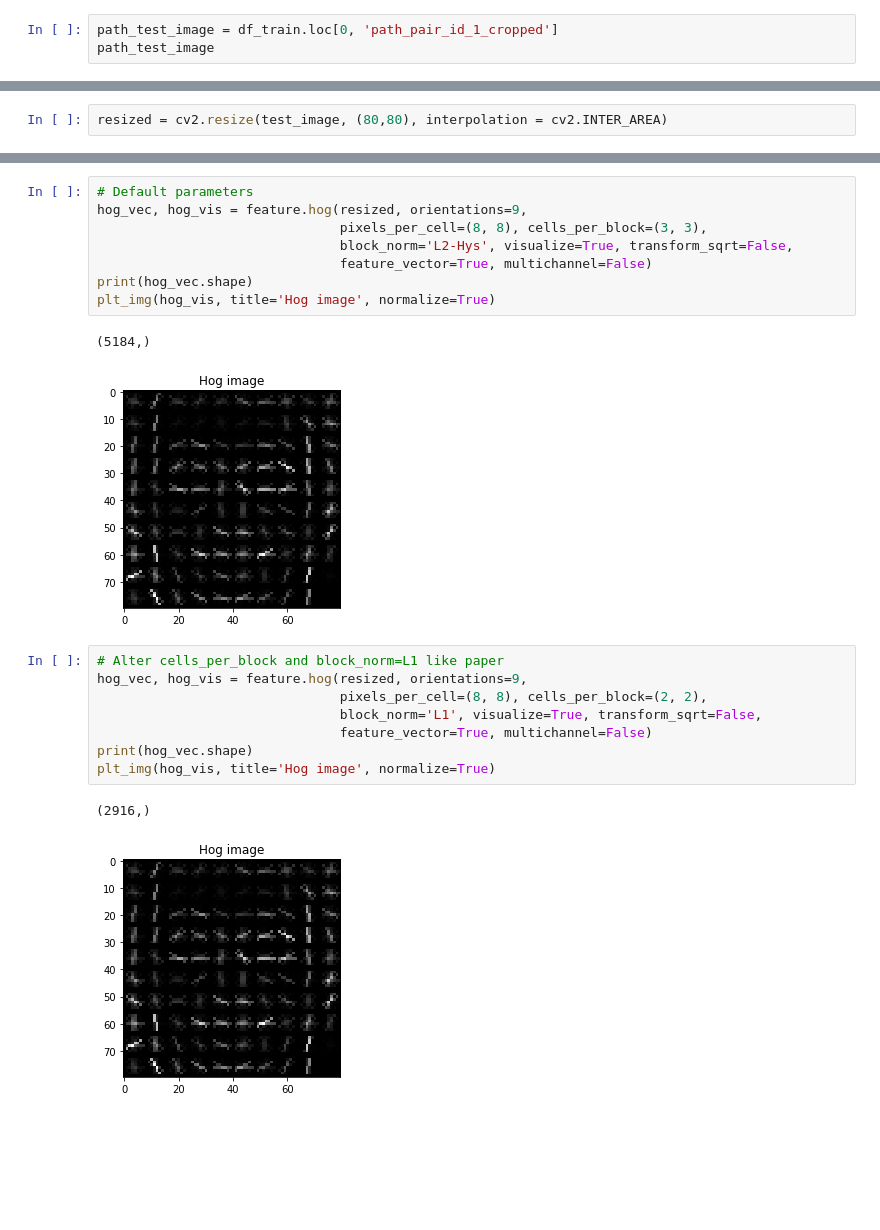
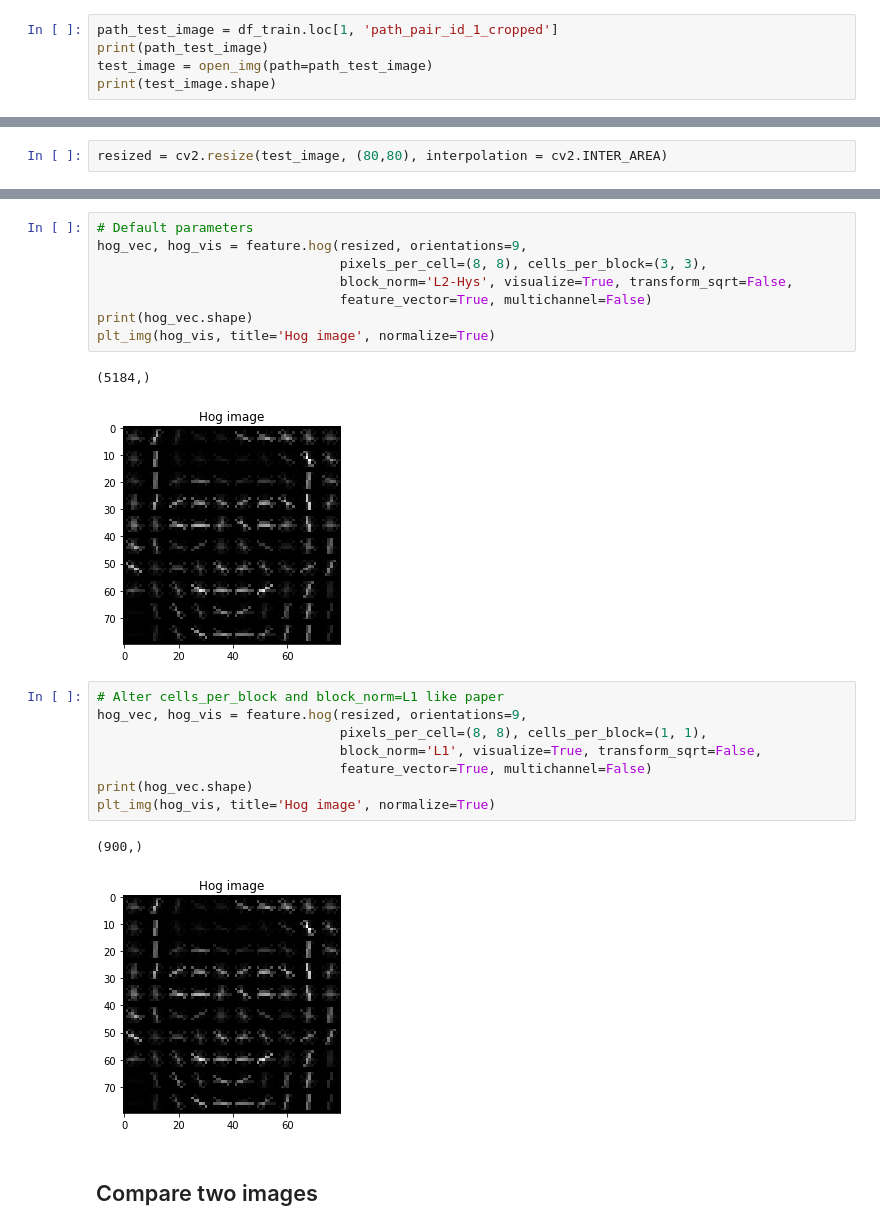
Before and after one commit to bkemmer/custom_cnn, a Jupyter notebook: notebooks/initialpreprocessing.ipynb, the cells around one changed output, grey strips where cells are left out. Cells and saved outputs as stored; diff of their text form; blank space fills up the shorter version.

```diff
--- a/notebooks/initialpreprocessing.ipynb
+++ b/notebooks/initialpreprocessing.ipynb
@@ -435,6 +450,8 @@ Default parameters:
 # https://jakevdp.github.io/PythonDataScienceHandbook/05.14-image-features.html
 # https://scikit-image.org/docs/dev/auto_examples/features_detection/plot_hog.html
 # %%
-path_test_image = df_train.loc[0, 'path_pair_id_1_cropped']
-path_test_image
+path_test_image = df_train.loc[1, 'path_pair_id_1_cropped']
+print(path_test_image)
+test_image = open_img(path=path_test_image)
+print(test_image.shape)
 # %% [output]
@@ -505,15 +513,17 @@ print(hog_vec.shape)
 plt_img(hog_vis, title='Hog image', normalize=True)
 # %% [output]
 (5184,)
-[figure, old version]
+[figure, new version]
 # %%
 # Alter cells_per_block and block_norm=L1 like paper
 hog_vec, hog_vis = feature.hog(resized, orientations=9,
-                               pixels_per_cell=(8, 8), cells_per_block=(2, 2),
+                               pixels_per_cell=(8, 8), cells_per_block=(1, 1),
                                block_norm='L1', visualize=True, transform_sqrt=False,
                                feature_vector=True, multichannel=False)
 print(hog_vec.shape)
 plt_img(hog_vis, title='Hog image', normalize=True)
 # %% [output]
-(2916,)
+(900,)
-[figure, old version]
+[figure, new version]
+# %% [markdown]
+## Compare two images
```
Also changed, not shown: parts of 17 cells of this notebook.
